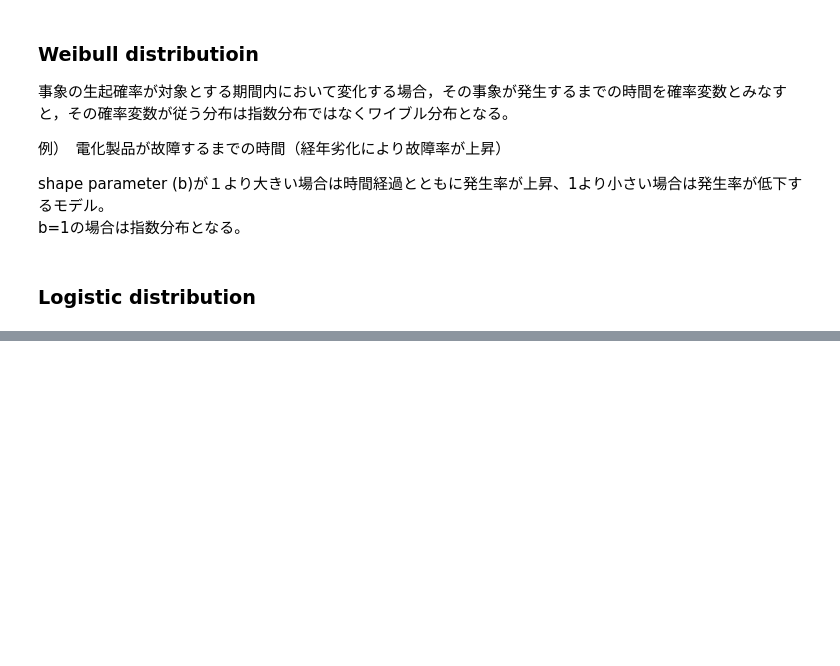
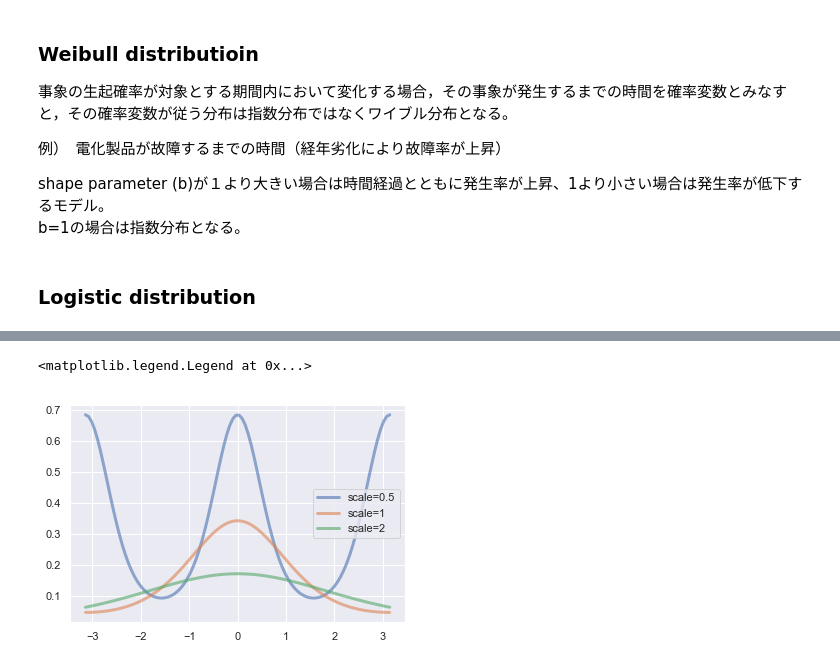
Before and after one commit to kidaufo/StatisticalModeling, a Jupyter notebook: ProbabilityDistribution.ipynb, the cells around one changed output, grey strips where cells are left out. Saved outputs shown, nothing was run; the diff lists cells and outputs as text; code cells hidden in the pictures; blank space fills up the shorter version.

```diff
--- a/ProbabilityDistribution.ipynb
+++ b/ProbabilityDistribution.ipynb
@@ -68,0 +101,17 @@ b=1の場合は指数分布となる。
+# %%
+x = np.linspace(-np.pi, np.pi, 100)
+fig, ax = plt.subplots(1, 1)
+
+kappa = 1
+
+def plot_vonmises(x, kappa, scale, ax):
+    ax.plot(x, stats.vonmises.pdf(x, kappa, scale=scale),
+             '-', lw=3, alpha=0.6, label=f'scale={scale}')
+
+scales = [0.5, 1, 2]
+for scale in scales:
+    plot_vonmises(x, kappa, scale, ax)
+ax.legend()
+# %% [output]
+<matplotlib.legend.Legend at 0x...>
+[figure, added]
```
Also changed, not shown: parts of 10 cells of this notebook, 3 other files.
